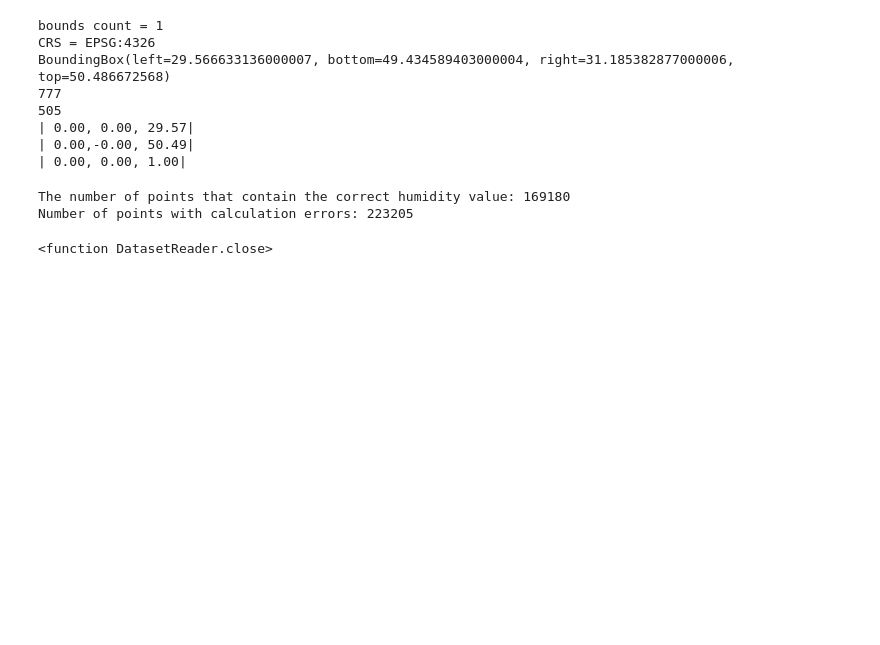
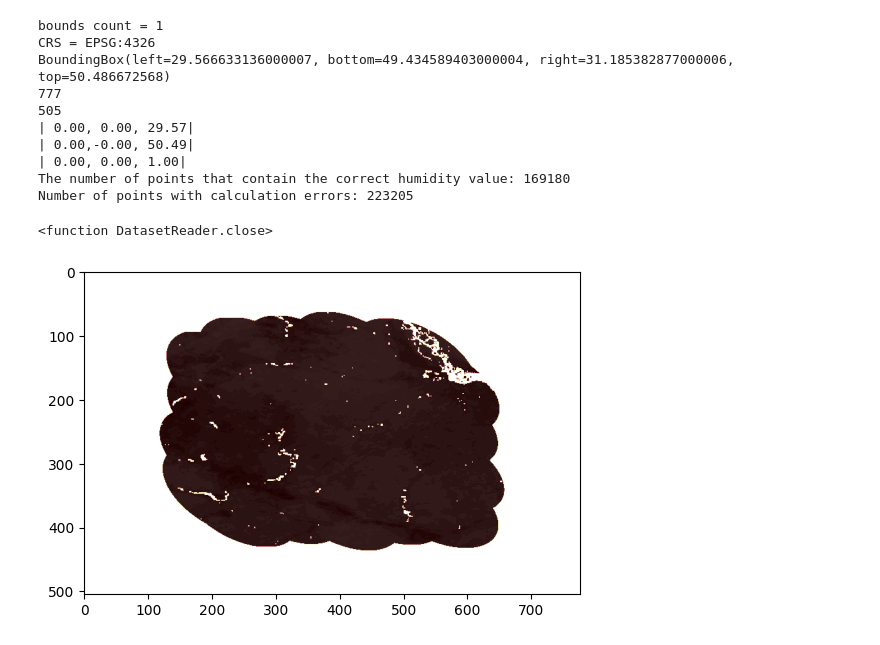
Before and after one commit to Bandera1/GeodesyNUWM, a Jupyter notebook: lab1/01_labaratory.ipynb, the cells around one changed output. Drawn from its saved outputs; the diff is of its cells as text; code cells hidden in the pictures; blank space fills up the shorter version.

Commit message:
Make display image

```diff
--- a/lab1/01_labaratory.ipynb
+++ b/lab1/01_labaratory.ipynb
@@ -1,13 +9,17 @@
 # %%
-import numpy as np
-import rasterio
-dataset = rasterio.open('../soil_moisture.tif')
+#print information
 print('bounds count =', dataset.count)
 print('CRS =', dataset.crs)
 print(dataset.bounds)
 print(dataset.width)
 print(dataset.height)
 print(dataset.transform)
+array = dataset.read(1)
+print(
+    f'The number of points that contain the correct humidity value: {array[array != 65535].size}')
+print(
+    f'Number of points with calculation errors: {array[array == 65535].size}')
+dataset.close
 # %% [output]
 bounds count = 1
 CRS = EPSG:4326
@@ -17,14 +29,15 @@ BoundingBox(left=29.566633136000007, bottom=49.434589403000004, right=31.1853828
 | 0.00, 0.00, 29.57|
 | 0.00,-0.00, 50.49|
 | 0.00, 0.00, 1.00|
+The number of points that contain the correct humidity value: 169180
+Number of points with calculation errors: 223205
+<function DatasetReader.close>
-# %%
-array = dataset.read(1)
-print(
-    f'The number of points that contain the correct humidity value: {array[array != 65535].size}')
-print(
-    f'Number of points with calculation errors: {array[array == 65535].size}')
-dataset.close
-# %% [output]
-The number of points that contain the correct humidity value: 169180
-Number of points with calculation errors: 223205
-<function DatasetReader.close>
+# %%
+with rasterio.open("../soil_moisture.tif") as dataset:
+    array = dataset.read(1)
+
+    #display image
+    pyplot.imshow(array, cmap='pink')
+    pyplot.show()
+# %% [output]
+[figure, added]
```
Also changed, not shown: parts of 2 cells of this notebook.
